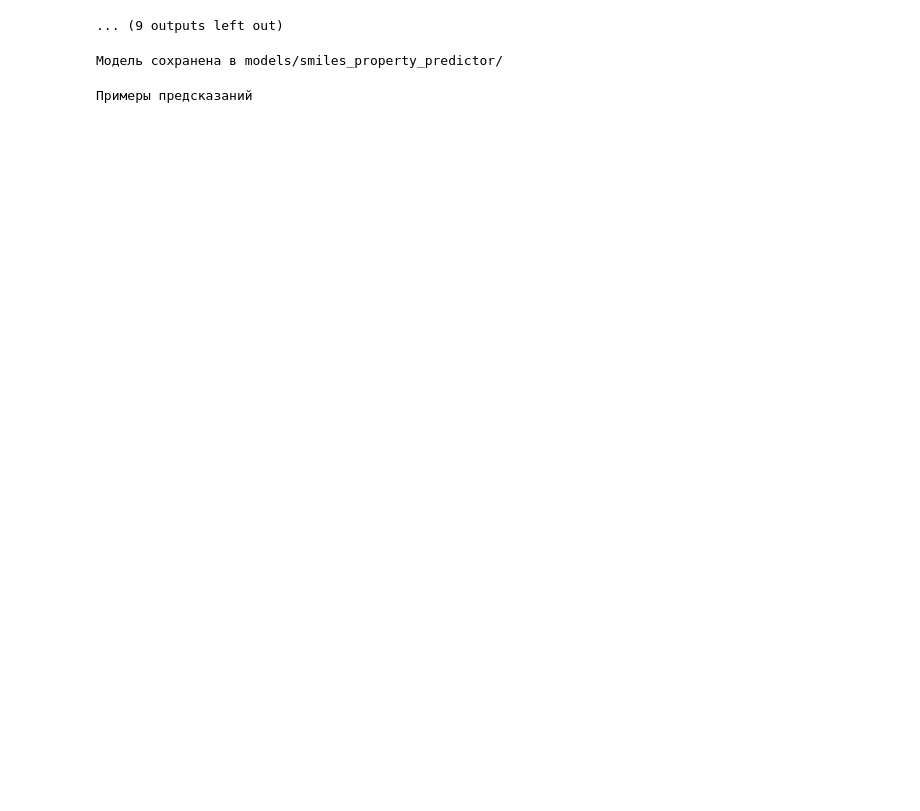
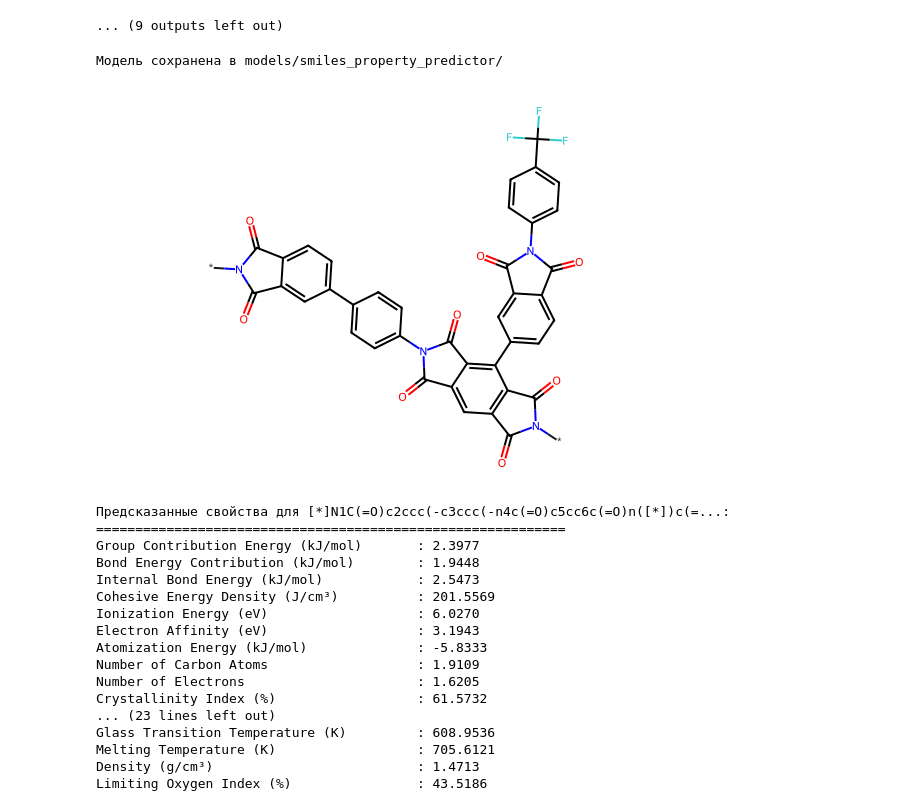
Before and after one commit to BlackLamba/Polyforge-AI, a Jupyter notebook: property_predict.ipynb, the cells around one changed output. Cells and saved outputs as stored; diff of their text form; code cells hidden in the pictures; blank space fills up the shorter version.

```diff
--- a/property_predict.ipynb
+++ b/property_predict.ipynb
@@ -698,25 +829,39 @@ class SmilesPropertyPredictorInference:
 
         return result
 # %%
-# Загружаем модель для инференса
+# Загружаем модель
 predictor = SmilesPropertyPredictorInference(SAVE_DIR)
 
-# Примеры предсказаний
+# Тестовые данные
 test_smiles = [
-    "[*]CCCc1cccc(-c2c(Br)cc(-c3c(Br)cc(-c4cccc(N(C)CCC[*])c4)cc3Br)cc2Br)c1"
+    "[*]N1C(=O)c2ccc(-c3ccc(-n4c(=O)c5cc6c(=O)n([*])c(=O)c6c(-c6ccc7c(c6)C(=O)N(c6ccc(C(F)(F)F)cc6)C7=O)c5c4=O)cc3)cc2C1=O"
 ]
 
-print("Примеры предсказаний")
+# Настройки Pandas
+pd.set_option('display.max_columns', None)
+pd.set_option('display.float_format', '{:.4f}'.format)
 
-results = predictor.predict(test_smiles)
-
-# Настраиваем pandas для красивого вывода
-pd.set_option('display.max_columns', None)  # Показать все колонки
-pd.set_option('display.width', None)        # Автоматическая ширина
-pd.set_option('display.precision', 4)       # 4 знака после запятой
-pd.set_option('display.float_format', '{:.4f}'.format)  # Формат чисел
+# Предсказание с картинкой
+results = predictor.predict_with_advanced_visualization(test_smiles)
 # %% [output]
+[figure, added]
-Примеры предсказаний
+Предсказанные свойства для [*]N1C(=O)c2ccc(-c3ccc(-n4c(=O)c5cc6c(=O)n([*])c(=...:
+============================================================
+Group Contribution Energy (kJ/mol)       : 2.3977
+Bond Energy Contribution (kJ/mol)        : 1.9448
+Internal Bond Energy (kJ/mol)            : 2.5473
+Cohesive Energy Density (J/cm³)          : 201.5569
+Ionization Energy (eV)                   : 6.0270
+Electron Affinity (eV)                   : 3.1943
+Atomization Energy (kJ/mol)              : -5.8333
+Number of Carbon Atoms                   : 1.9109
+Number of Electrons                      : 1.6205
+Crystallinity Index (%)                  : 61.5732
+... (23 lines left out)
+Glass Transition Temperature (K)         : 608.9536
+Melting Temperature (K)                  : 705.6121
+Density (g/cm³)                          : 1.4713
+Limiting Oxygen Index (%)                : 43.5186
 # %%
 results
 # %% [output]
```
Also changed, not shown: parts of 18 cells of this notebook, 7 other files.
